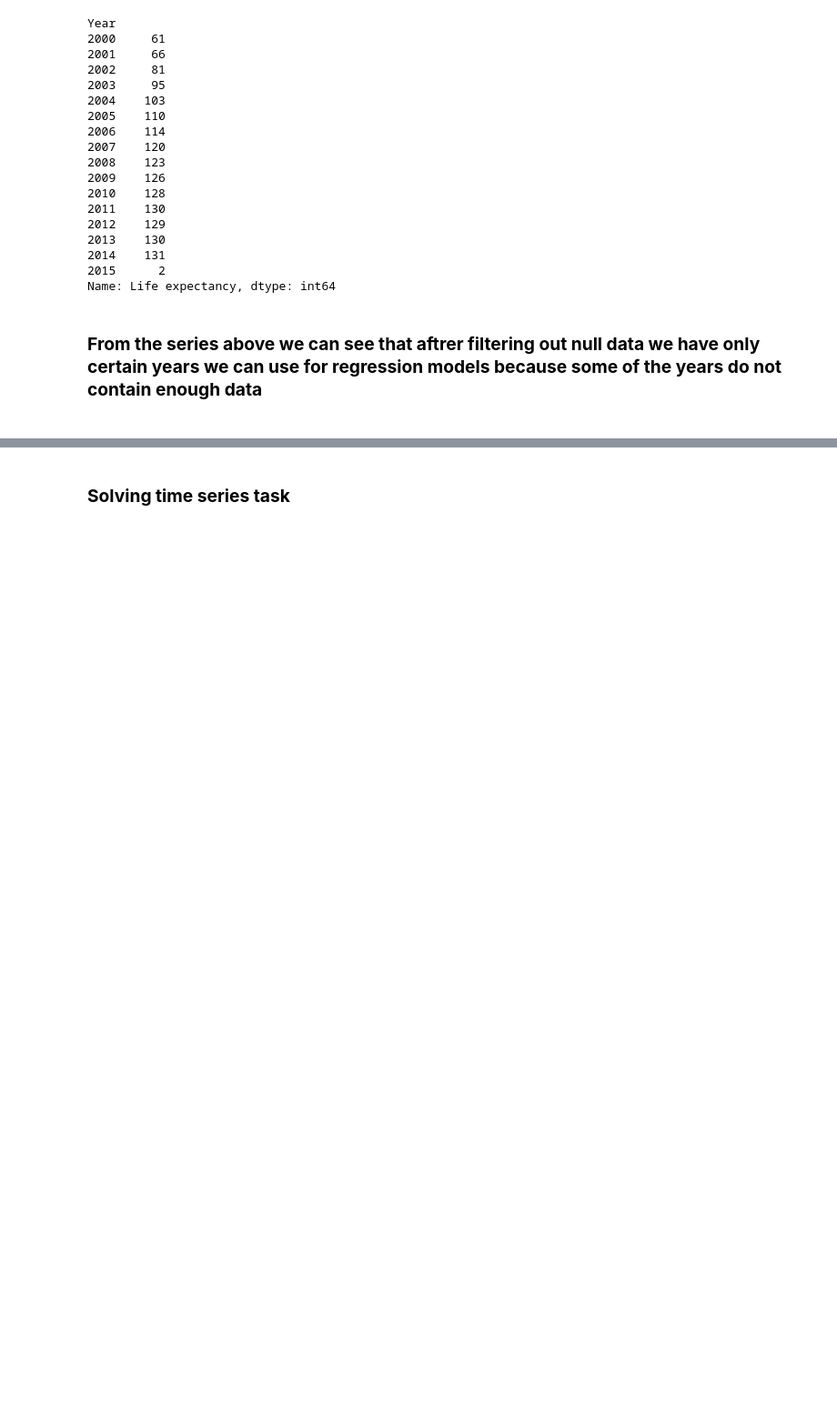
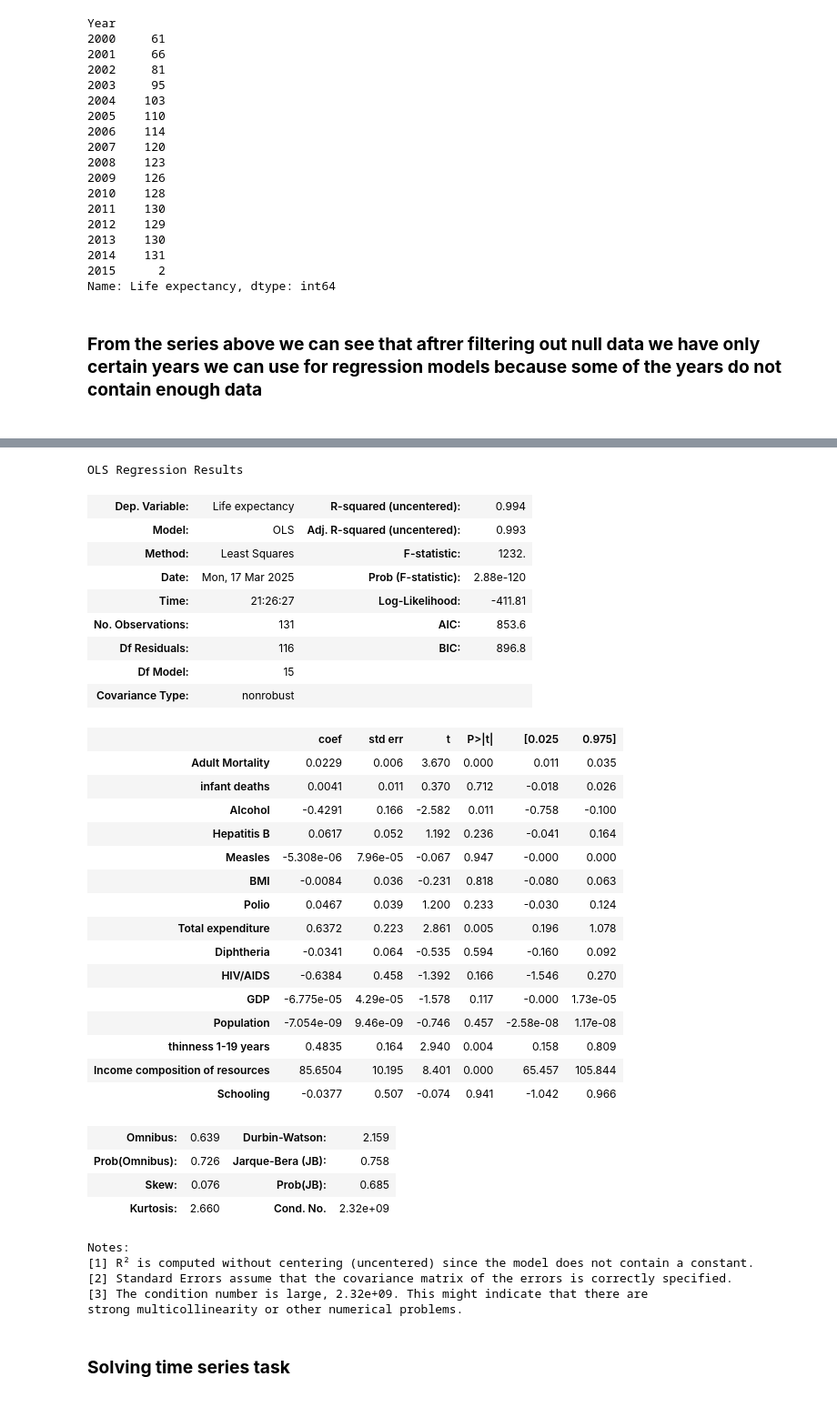
Before and after one commit to AidarbekPapakov/ds-solo-project, a Jupyter notebook: life_exp.ipynb, the cells around one changed output, grey strips where cells are left out. Shown at 91% size. Drawn from its saved outputs; the diff is of its cells as text; code cells hidden in the pictures; blank space fills up the shorter version.

```diff
--- a/life_exp.ipynb
+++ b/life_exp.ipynb
@@ -309,4 +286,51 @@ svr_rbf = SVR(kernel="rbf", C=10, gamma=0.1, epsilon=0.1)
 randforest = RandomForestRegressor(n_estimators=100, max_depth=5, bootstrap=True)
+# %%
+linreg_results = {}
+
+for year, df in regression_dfs_by_year.items():
+    feature_matrix = df[df.columns[3:]]
+    target = df['Life expectancy']
+
+    linreg_statsmodels = OLS(target, feature_matrix).fit()
+    linreg_results[year] = linreg_statsmodels.summary()
+# %%
+linreg_results[2014]
+# %% [output]
+OLS Regression Results
+| Dep. Variable: | Life expectancy | R-squared (uncentered): | 0.994 |
+| Model: | OLS | Adj. R-squared (uncentered): | 0.993 |
+| Method: | Least Squares | F-statistic: | 1232. |
+| Date: | Mon, 17 Mar 2025 | Prob (F-statistic): | 2.88e-120 |
+| Time: | 21:26:27 | Log-Likelihood: | -411.81 |
+| No. Observations: | 131 | AIC: | 853.6 |
+| Df Residuals: | 116 | BIC: | 896.8 |
+| Df Model: | 15 |  |  |
+| Covariance Type: | nonrobust |  |  |
+|  | coef | std err | t | P>|t| | [0.025 | 0.975] |
+| Adult Mortality | 0.0229 | 0.006 | 3.670 | 0.000 | 0.011 | 0.035 |
+| infant deaths | 0.0041 | 0.011 | 0.370 | 0.712 | -0.018 | 0.026 |
+| Alcohol | -0.4291 | 0.166 | -2.582 | 0.011 | -0.758 | -0.100 |
+| Hepatitis B | 0.0617 | 0.052 | 1.192 | 0.236 | -0.041 | 0.164 |
+| Measles | -5.308e-06 | 7.96e-05 | -0.067 | 0.947 | -0.000 | 0.000 |
+| BMI | -0.0084 | 0.036 | -0.231 | 0.818 | -0.080 | 0.063 |
+| Polio | 0.0467 | 0.039 | 1.200 | 0.233 | -0.030 | 0.124 |
+| Total expenditure | 0.6372 | 0.223 | 2.861 | 0.005 | 0.196 | 1.078 |
+| Diphtheria | -0.0341 | 0.064 | -0.535 | 0.594 | -0.160 | 0.092 |
+| HIV/AIDS | -0.6384 | 0.458 | -1.392 | 0.166 | -1.546 | 0.270 |
+| GDP | -6.775e-05 | 4.29e-05 | -1.578 | 0.117 | -0.000 | 1.73e-05 |
+| Population | -7.054e-09 | 9.46e-09 | -0.746 | 0.457 | -2.58e-08 | 1.17e-08 |
+| thinness 1-19 years | 0.4835 | 0.164 | 2.940 | 0.004 | 0.158 | 0.809 |
+| Income composition of resources | 85.6504 | 10.195 | 8.401 | 0.000 | 65.457 | 105.844 |
+| Schooling | -0.0377 | 0.507 | -0.074 | 0.941 | -1.042 | 0.966 |
+| Omnibus: | 0.639 | Durbin-Watson: | 2.159 |
+| Prob(Omnibus): | 0.726 | Jarque-Bera (JB): | 0.758 |
+| Skew: | 0.076 | Prob(JB): | 0.685 |
+| Kurtosis: | 2.660 | Cond. No. | 2.32e+09 |
+Notes:
+[1] R² is computed without centering (uncentered) since the model does not contain a constant.
+[2] Standard Errors assume that the covariance matrix of the errors is correctly specified.
+[3] The condition number is large, 2.32e+09. This might indicate that there are
+strong multicollinearity or other numerical problems.
 # %% [markdown]
 **<h3>**Solving time series task**<h3>**
 # %%
```
Also changed, not shown: parts of 5 cells of this notebook.
